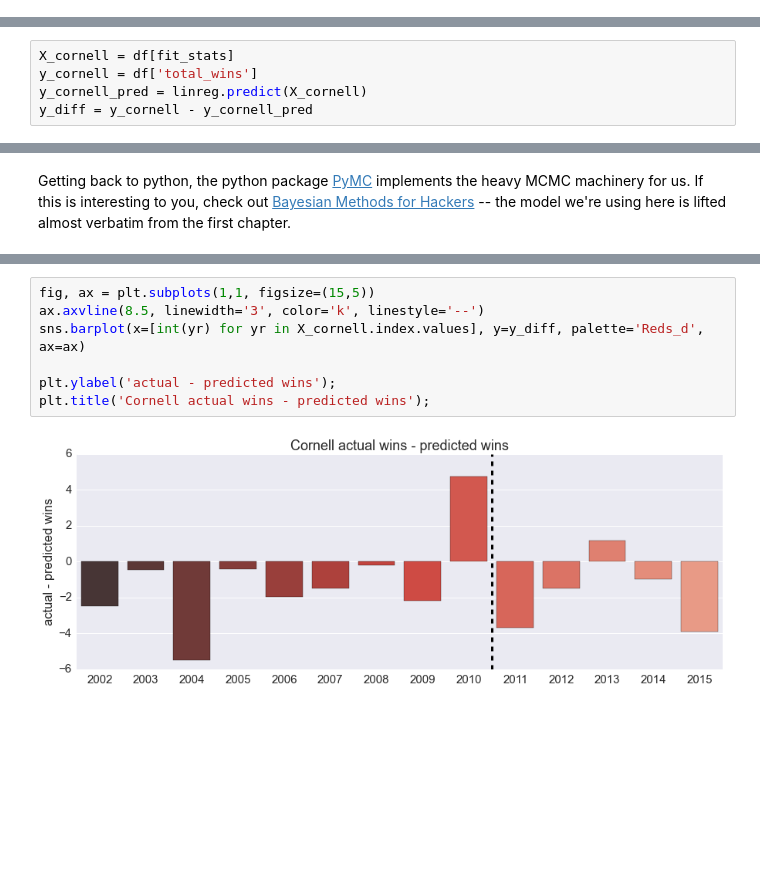
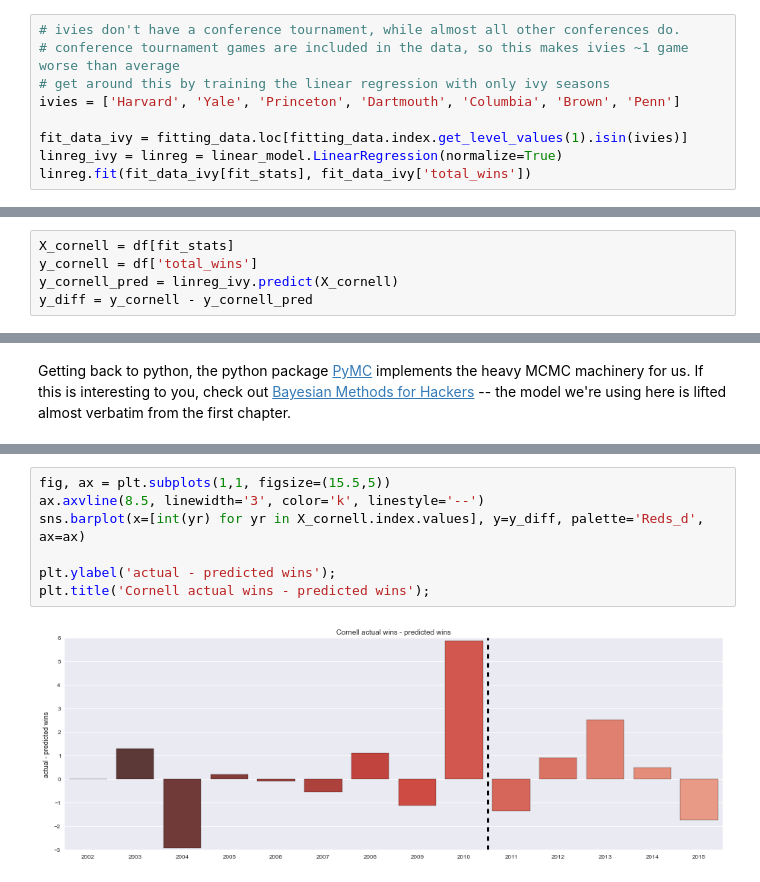
Before and after one commit to hinnefe2/ASTR596, a Jupyter notebook: ASTR 596 - MCMCs and PyMC3.ipynb, the cells around one changed output, grey strips where cells are left out. Cells and saved outputs as stored; diff of their text form; blank space fills up the shorter version.

```diff
--- a/ASTR 596 - MCMCs and PyMC3.ipynb
+++ b/ASTR 596 - MCMCs and PyMC3.ipynb
@@ -309,3 +309,12 @@ cu['PAPG'] = papg
 
 df = pd.concat([cu, rec], axis=1).sort_index()
 df.index.name = 'season'
+# %%
+# ivies don't have a conference tournament, while almost all other conferences do.
+# conference tournament games are included in the data, so this makes ivies ~1 game worse than average
+# get around this by training the linear regression with only ivy seasons
+ivies = ['Harvard', 'Yale', 'Princeton', 'Dartmouth', 'Columbia', 'Brown', 'Penn']
+
+fit_data_ivy = fitting_data.loc[fitting_data.index.get_level_values(1).isin(ivies)]
+linreg_ivy = linreg = linear_model.LinearRegression(normalize=True)
+linreg.fit(fit_data_ivy[fit_stats], fit_data_ivy['total_wins'])
@@ -312,7 +323,7 @@ df.index.name = 'season'
 # %%
 X_cornell = df[fit_stats]
 y_cornell = df['total_wins']
-y_cornell_pred = linreg.predict(X_cornell)
+y_cornell_pred = linreg_ivy.predict(X_cornell)
 y_diff = y_cornell - y_cornell_pred
 # %%
 fig, ax = plt.subplots(1,1, figsize=(12,5))
@@ -582,9 +594,9 @@ plt.tight_layout()
 # %%
-fig, ax = plt.subplots(1,1, figsize=(15,5))
+fig, ax = plt.subplots(1,1, figsize=(15.5,5))
 ax.axvline(8.5, linewidth='3', color='k', linestyle='--')
 sns.barplot(x=[int(yr) for yr in X_cornell.index.values], y=y_diff, palette='Reds_d', ax=ax)
 
 plt.ylabel('actual - predicted wins');
 plt.title('Cornell actual wins - predicted wins');
 # %% [output]
-[figure, old version]
+[figure, new version]
```
Also changed, not shown: parts of 6 cells of this notebook.
